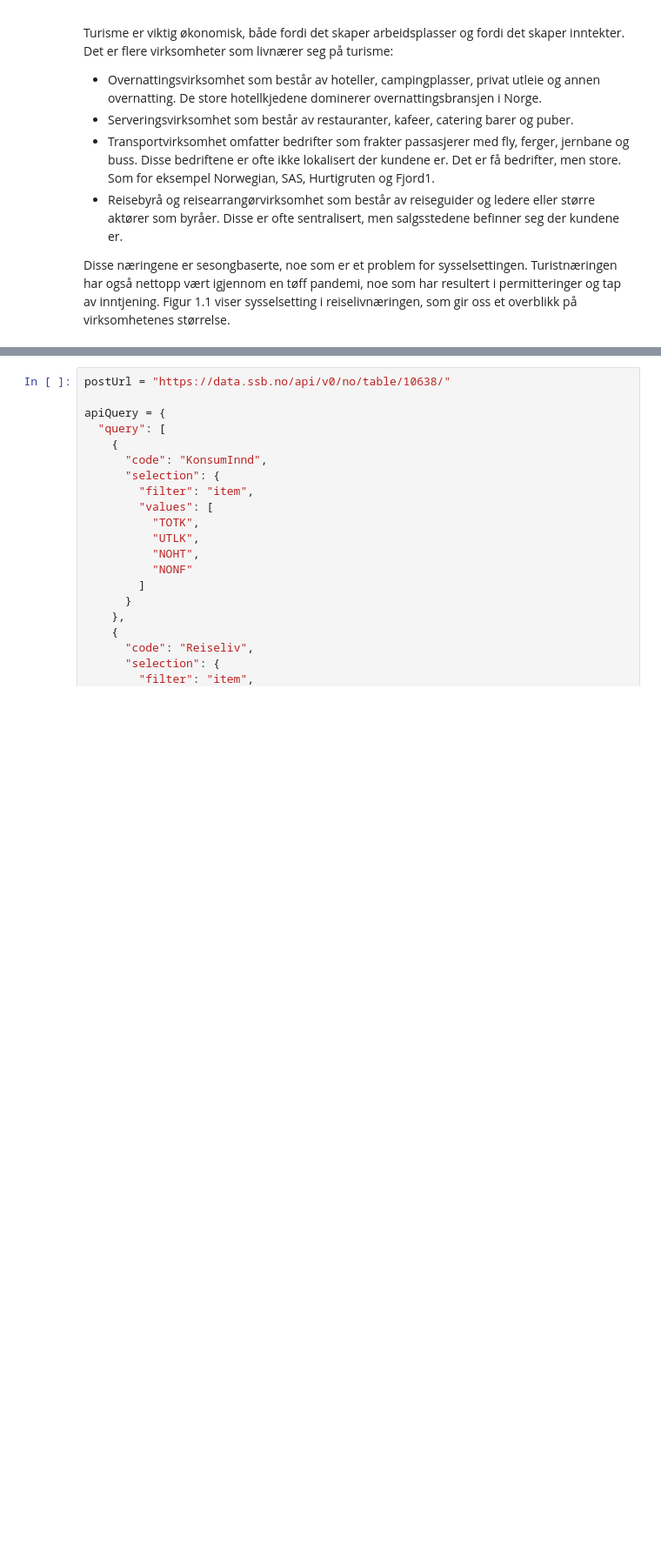
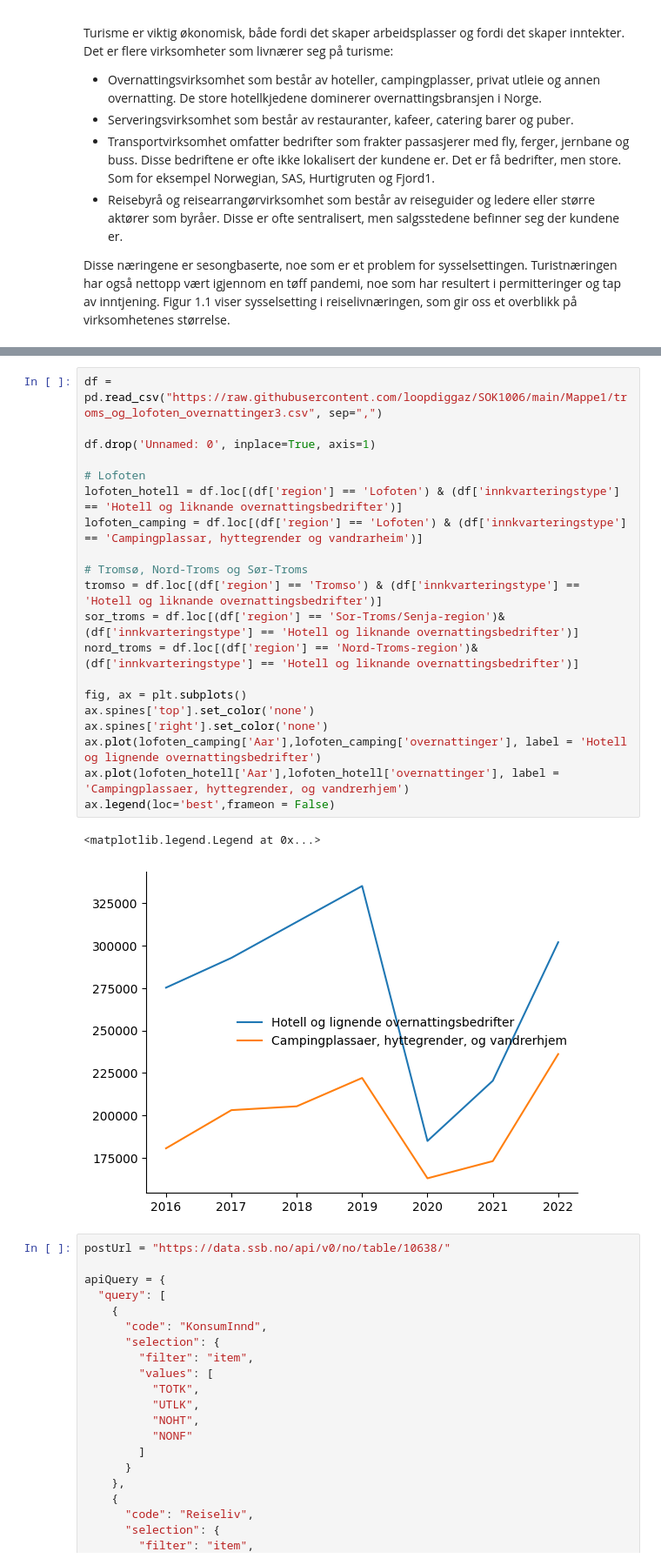
Before and after one commit to loopdiggaz/SOK-1006, a Jupyter notebook: Mappe1/mappeoppgave.ipynb, the cells around one changed output, grey strips where cells are left out. Shown at 87% size. Cells and saved outputs as stored; diff of their text form; blank space fills up the shorter version.

```diff
--- a/Mappe1/mappeoppgave.ipynb
+++ b/Mappe1/mappeoppgave.ipynb
@@ -227,3 +236,26 @@ Merk at tallene er fra 2020, etter utbruddet av korona pandemien, og at dette na
+# %%
+df = pd.read_csv("https://raw.githubusercontent.com/loopdiggaz/SOK1006/main/Mappe1/troms_og_lofoten_overnattinger3.csv", sep=",")
+
+df.drop('Unnamed: 0', inplace=True, axis=1)
+
+# Lofoten
+lofoten_hotell = df.loc[(df['region'] == 'Lofoten') & (df['innkvarteringstype'] == 'Hotell og liknande overnattingsbedrifter')]
+lofoten_camping = df.loc[(df['region'] == 'Lofoten') & (df['innkvarteringstype'] == 'Campingplassar, hyttegrender og vandrarheim')]
+
+# Tromsø, Nord-Troms og Sør-Troms
+tromso = df.loc[(df['region'] == 'Tromso') & (df['innkvarteringstype'] == 'Hotell og liknande overnattingsbedrifter')]
+sor_troms = df.loc[(df['region'] == 'Sor-Troms/Senja-region')& (df['innkvarteringstype'] == 'Hotell og liknande overnattingsbedrifter')]
+nord_troms = df.loc[(df['region'] == 'Nord-Troms-region')& (df['innkvarteringstype'] == 'Hotell og liknande overnattingsbedrifter')]
+
+fig, ax = plt.subplots()
+ax.spines['top'].set_color('none')
+ax.spines['right'].set_color('none')
+ax.plot(lofoten_camping['Aar'],lofoten_camping['overnattinger'], label = 'Hotell og lignende overnattingsbedrifter')
+ax.plot(lofoten_hotell['Aar'],lofoten_hotell['overnattinger'], label = 'Campingplassaer, hyttegrender, og vandrerhjem')
+ax.legend(loc='best',frameon = False)
+# %% [output]
+<matplotlib.legend.Legend at 0x...>
+[figure, added]
 # %%
 postUrl = "https://data.ssb.no/api/v0/no/table/10638/"
 
```
Also changed, not shown: parts of 10 cells of this notebook, 1 other file.
